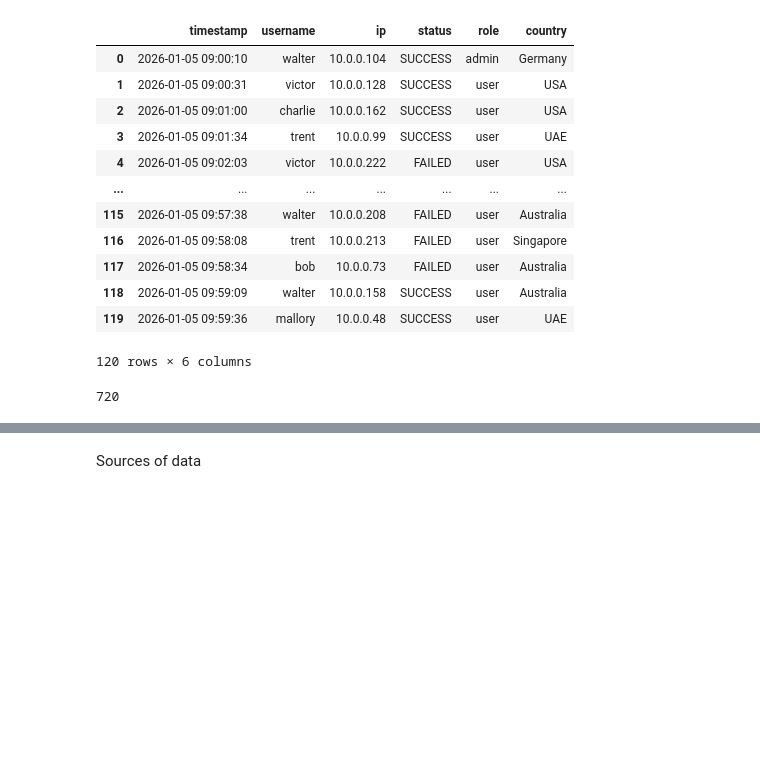
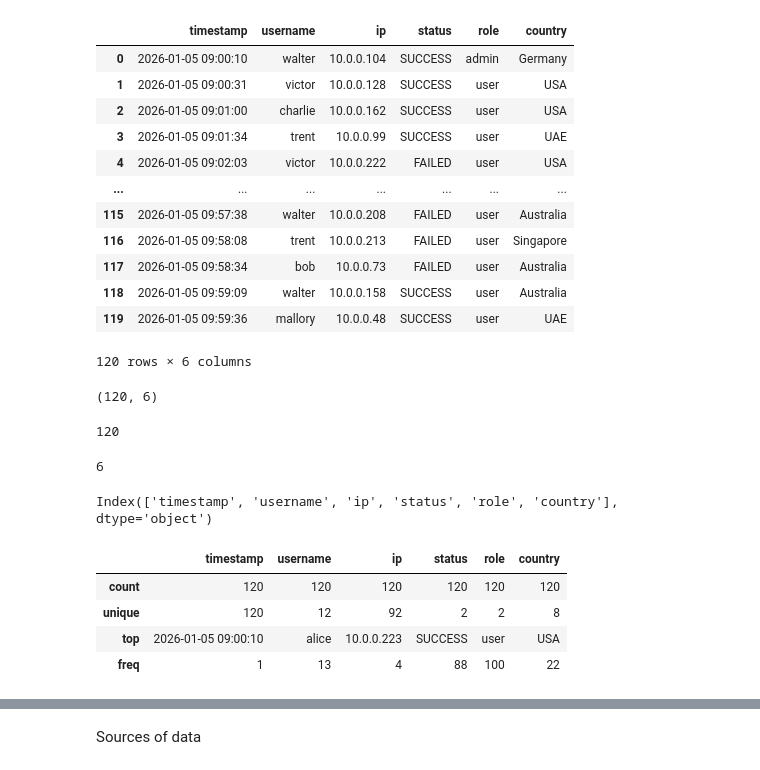
Before and after one commit to Sru-j/Linux, a Jupyter notebook: MLC_6S.ipynb, the cells around one changed output, grey strips where cells are left out. Saved outputs shown, nothing was run; the diff lists cells and outputs as text; code cells hidden in the pictures; blank space fills up the shorter version.

```diff
--- a/MLC_6S.ipynb
+++ b/MLC_6S.ipynb
@@ -132,16 +132,32 @@ df
 120 rows × 6 columns
 # %%
 # find the size of the dataset
-df.
+df.shape
 # %% [output]
-720
+(120, 6)
 # %%
 # find the number of rows
+df.shape[0]
+# %% [output]
+120
 # %%
 # find the number of columns
+df.shape[1]
+# %% [output]
+6
 # %%
 # find the columns or features in the dataset
+df.columns
+# %% [output]
+Index(['timestamp', 'username', 'ip', 'status', 'role', 'country'], dtype='object')
 # %%
 # find the summary of the dataset
+df.describe()
+# %% [output]
+|  | timestamp | username | ip | status | role | country |
+| count | 120 | 120 | 120 | 120 | 120 | 120 |
+| unique | 120 | 12 | 92 | 2 | 2 | 8 |
+| top | 2026-01-05 09:00:10 | alice | 10.0.0.223 | SUCCESS | user | USA |
+| freq | 1 | 13 | 4 | 88 | 100 | 22 |
 # %%
 # find the datatypes of the features
```
Also changed, not shown: parts of 3 cells of this notebook.
